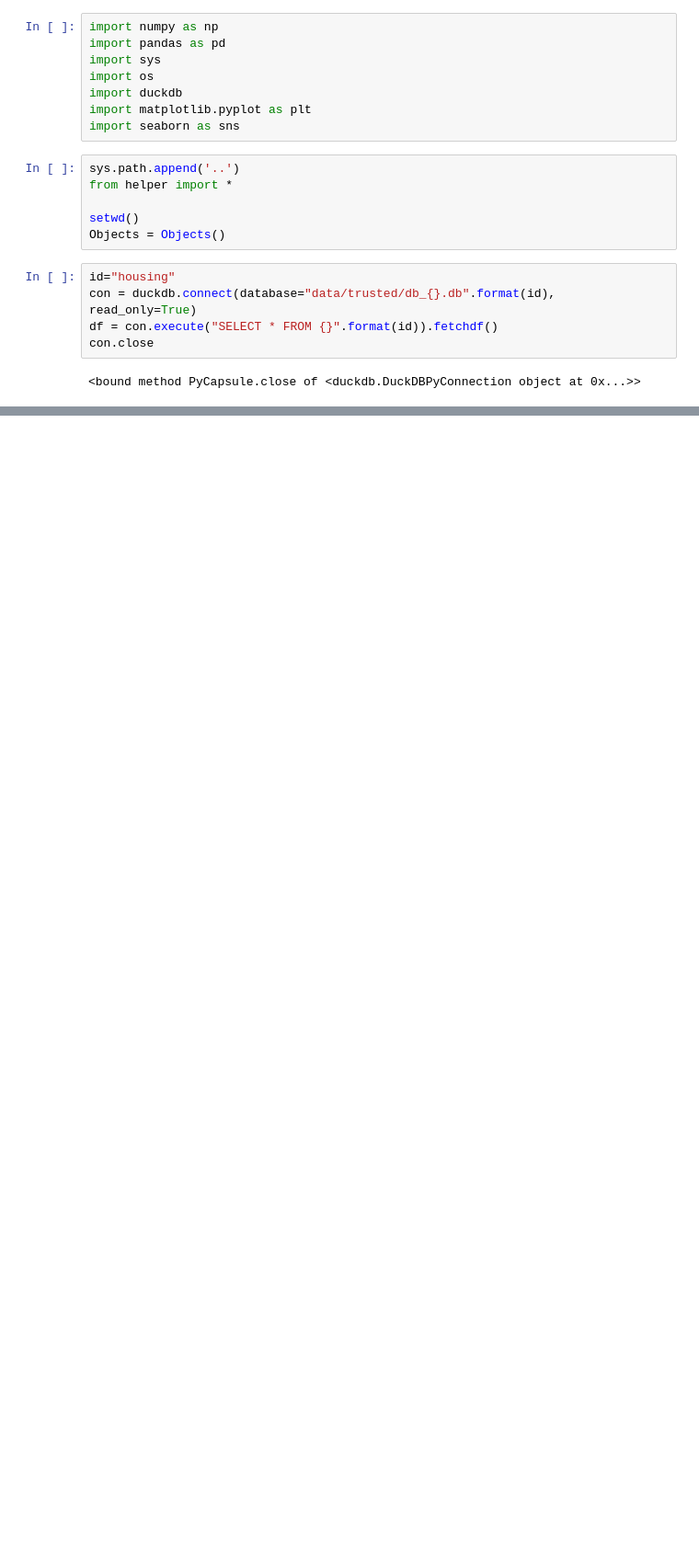
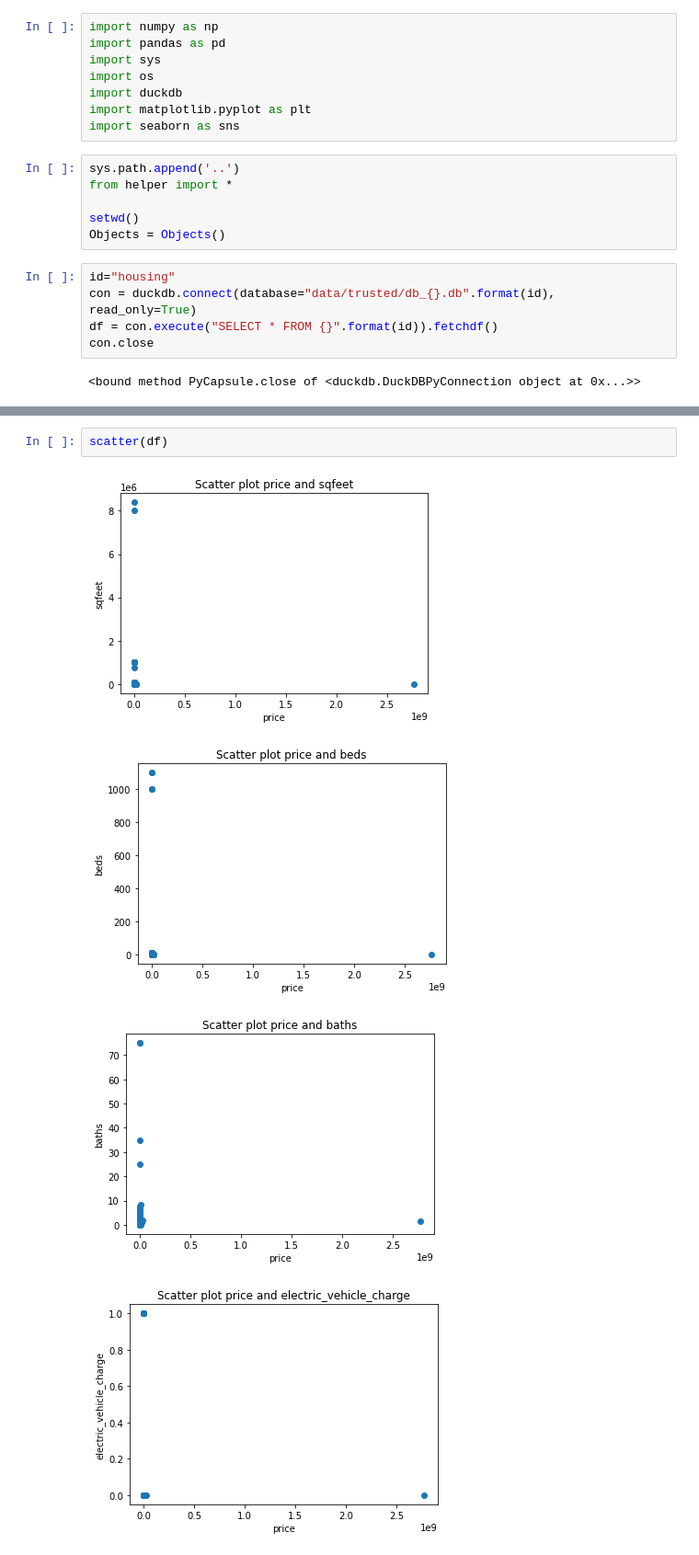
Before and after one commit to adriamd/ADSDB_project1, a Jupyter notebook: notebooks/housing_profiling.ipynb, the cells around one changed output, grey strips where cells are left out. Shown at 92% size. Cells and saved outputs as stored; diff of their text form; blank space fills up the shorter version.

```diff
--- a/notebooks/housing_profiling.ipynb
+++ b/notebooks/housing_profiling.ipynb
@@ -99,0 +86,7 @@ boxplot(df)
+# %%
+scatter(df)
+# %% [output]
+[figure, added]
+[figure, added]
+[figure, added]
+[figure, added]
```
Also changed, not shown: parts of 9 cells of this notebook, 7 other files.
